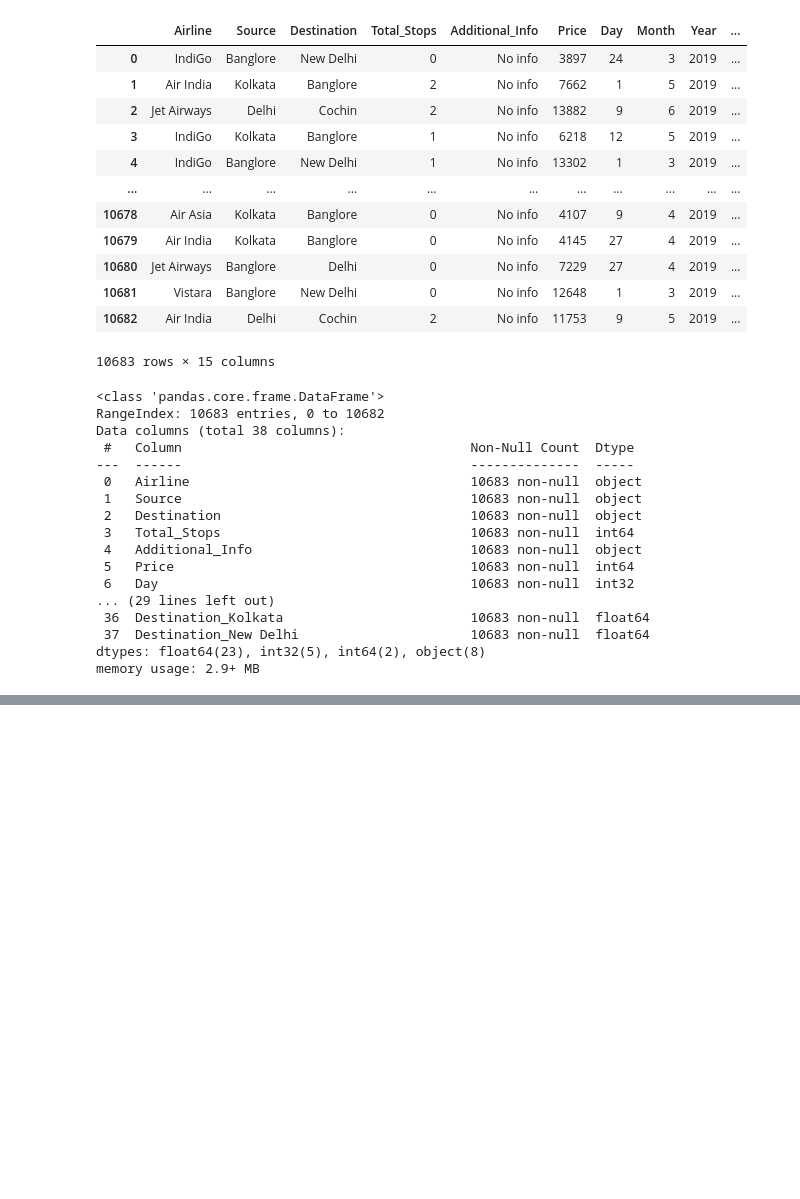
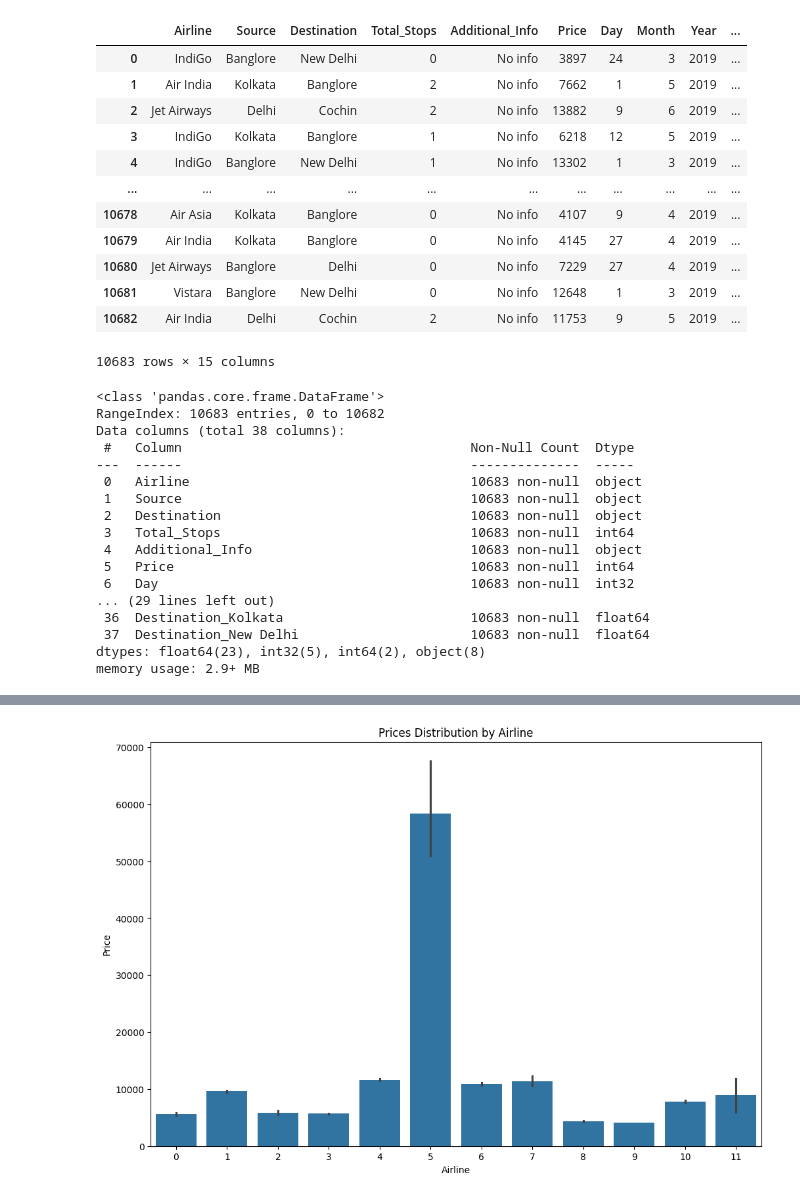
Before and after one commit to Khan-Ramsha/Data-Science, a Jupyter notebook: EDA/Flight_price_EDA.ipynb, the cells around one changed output, grey strips where cells are left out. Drawn from its saved outputs; the diff is of its cells as text; code cells hidden in the pictures; blank space fills up the shorter version.

```diff
--- a/EDA/Flight_price_EDA.ipynb
+++ b/EDA/Flight_price_EDA.ipynb
@@ -591,0 +618,10 @@ memory usage: 2.5+ MB
+# %%
+plt.figure(figsize=(12, 8))
+# avg_prices = final_data.groupby('Airline')['Price'].mean()
+sns.barplot(x='Airline', y='Price', data=final_data)
+plt.title('Prices Distribution by Airline')
+plt.xlabel('Airline')
+plt.ylabel('Price')
+plt.show()
+# %% [output]
+[figure, added]
```
Also changed, not shown: parts of 43 cells of this notebook, 2 other files.
